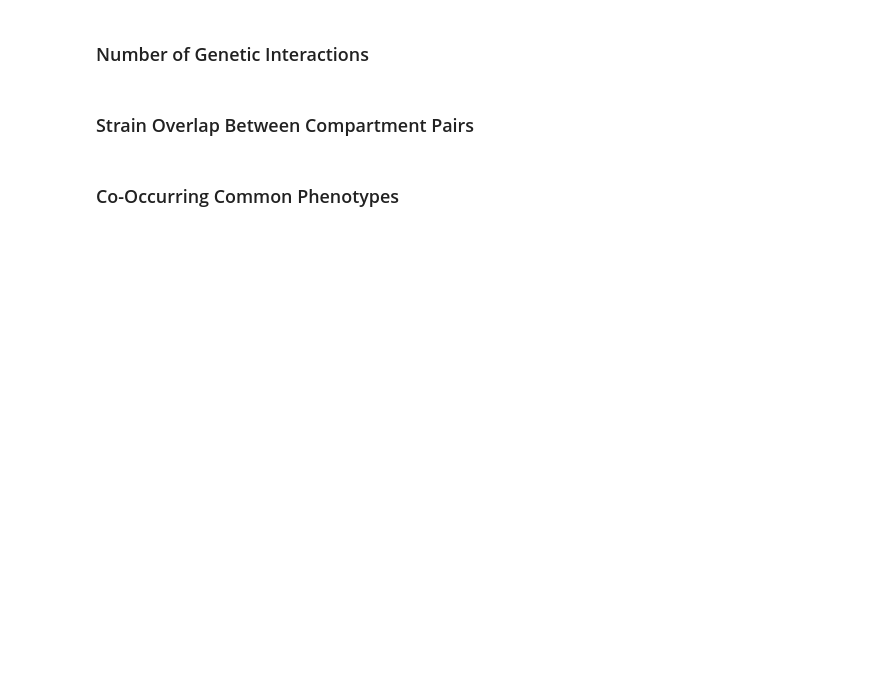
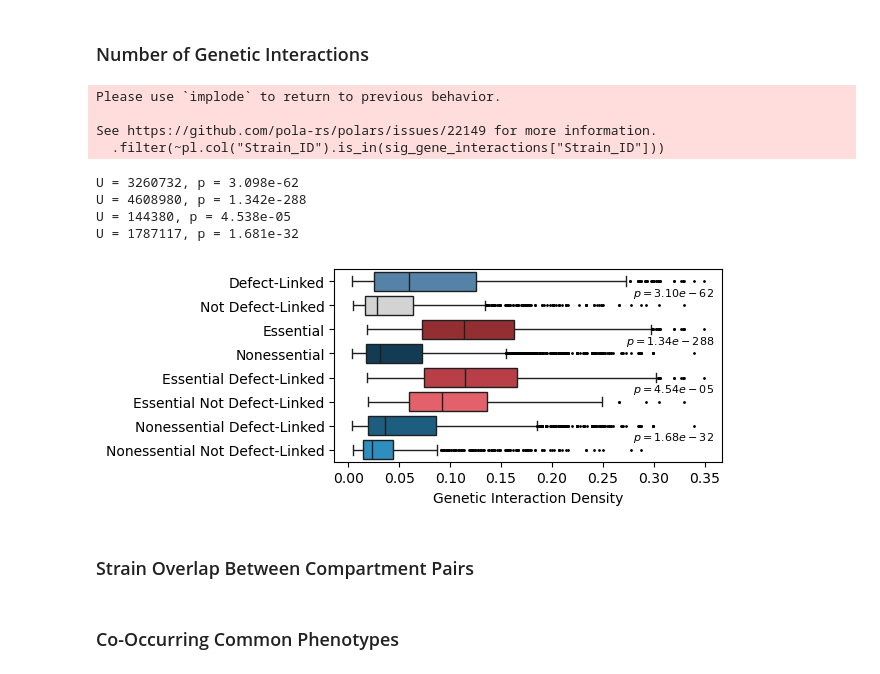
Before and after one commit to arsam-dj/MarkerProject, a Jupyter notebook: 12_make_plots_with_phenotype_data.ipynb, the cells around one changed output. Drawn from its saved outputs; the diff is of its cells as text; code cells hidden in the pictures; blank space fills up the shorter version.

```diff
--- a/12_make_plots_with_phenotype_data.ipynb
+++ b/12_make_plots_with_phenotype_data.ipynb
@@ -1508,3 +1526,5 @@ plt.close()
+# %%
+sheet_data = 'SheetE'
 # %%
 ## Subplot layout
 n = len(markers)
@@ -1662,7 +1698,7 @@ plt.show()
 ### Number of Genetic Interactions
 # %%
 # Get interactions
-interactions = pl.read_csv("/home/alex/alex_files/markerproject_redux/misc_files/genetic_interaction_pairs.csv")
+interactions = pl.read_excel("/home/alex/alex_files/markerproject_redux/misc_files/genetic_interaction_densities.xlsx", sheet_name="Sheet1")
 
 # sig genes only
 sig_gene_interactions = (
@@ -1679,7 +1715,7 @@ sig_gene_interactions = (
                 ).alias("Essentiality")
             )
     .join(interactions, on=["ORF", "Strain"], how="left")
-    .select(["ORF", "Strain_ID", "Essentiality", "Total_Interactions"])
+    .select(["ORF", "Strain_ID", "Essentiality", "Total_Density"])
     .unique()
 )
 
@@ -1698,7 +1734,7 @@ all_gene_interactions = (
                 ).alias("Essentiality")
             )
     .join(interactions, on=["ORF", "Strain"], how="left")
-    .select(["ORF", "Strain_ID", "Essentiality", "Total_Interactions"])
+    .select(["ORF", "Strain_ID", "Essentiality", "Total_Density"])
     .unique()
 )
 
@@ -1759,14 +1795,14 @@ final_dataset = (
         nonessential_genes_linked_to_defects, nonessential_genes_not_linked_to_defects
         ],
         how="vertical")
-    .filter(~pl.col("Total_Interactions").is_null())
+    .filter(~pl.col("Total_Density").is_null())
     )
 
 # Do Mann-Whitney U Tests for each group pair
 defect_linked = (
     final_dataset
     .filter(pl.col("Group") == "Defect-Linked")
-    .get_column("Total_Interactions")
+    .get_column("Total_Density")
     .drop_nulls()
     .to_numpy()
 )
@@ -1774,7 +1810,7 @@ defect_linked = (
 not_defect_linked = (
     final_dataset
     .filter(pl.col("Group") == "Not Defect-Linked")
-    .get_column("Total_Interactions")
+    .get_column("Total_Density")
     .drop_nulls()
     .to_numpy()
 )
@@ -1791,7 +1827,7 @@ print(f"U = {u_g1:.0f}, p = {p_g1:.3e}")
 essential_genes = (
     final_dataset
     .filter(pl.col("Group") == "Essential")
-    .get_column("Total_Interactions")
+    .get_column("Total_Density")
     .drop_nulls()
     .to_numpy()
 )
@@ -1799,7 +1835,7 @@ essential_genes = (
 nonessential_genes = (
     final_dataset
     .filter(pl.col("Group") == "Nonessential")
-    .get_column("Total_Interactions")
+    .get_column("Total_Density")
     .drop_nulls()
     .to_numpy()
 )
@@ -1816,7 +1852,7 @@ print(f"U = {u_g2:.0f}, p = {p_g2:.3e}")
 essential_defect_linked = (
     final_dataset
     .filter(pl.col("Group") == "Essential Defect-Linked")
-    .get_column("Total_Interactions")
+    .get_column("Total_Density")
     .drop_nulls()
     .to_numpy()
 )
@@ -1824,7 +1860,7 @@ essential_defect_linked = (
 essential_not_defect_linked = (
     final_dataset
     .filter(pl.col("Group") == "Essential Not Defect-Linked")
-    .get_column("Total_Interactions")
+    .get_column("Total_Density")
     .drop_nulls()
     .to_numpy()
 )
@@ -1841,7 +1877,7 @@ print(f"U = {u_g3:.0f}, p = {p_g3:.3e}")
 nonessential_defect_linked = (
     final_dataset
     .filter(pl.col("Group") == "Nonessential Defect-Linked")
-    .get_column("Total_Interactions")
+    .get_column("Total_Density")
     .drop_nulls()
     .to_numpy()
 )
@@ -1849,7 +1885,7 @@ nonessential_defect_linked = (
 nonessential_not_defect_linked = (
     final_dataset
     .filter(pl.col("Group") == "Nonessential Not Defect-Linked")
-    .get_column("Total_Interactions")
+    .get_column("Total_Density")
     .drop_nulls()
     .to_numpy()
 )
@@ -1867,7 +1903,7 @@ fig, ax = plt.subplots(figsize=(5, 2.5))
 sns.boxplot(
     data=final_dataset,
     y="Group",
-    x="Total_Interactions",
+    x="Total_Density",
     hue="Group",
     legend=False,
     palette={
@@ -1896,34 +1932,44 @@ p_values = {
     "Nonessential Defect-Linked": p_g4,
 }
 
 y_positions = {
     "Defect-Linked": 0.5,
     "Essential": 2.5,
     "Essential Defect-Linked": 4.5,
     "Nonessential Defect-Linked": 6.5,
 }
 
 for group, p in p_values.items():
 
     p_text = rf"$p = {p:.2e}$"
 
     ax.text(
         0.98,
         y_positions[group],
         p_text,
         transform=ax.get_yaxis_transform(),
         ha="right",
         va="center",
         fontsize=8,
     )
 
-plt.xlabel("Number of Genetic Interactions")
+plt.xlabel("Genetic Interaction Density")
 plt.ylabel("")
 
 if save_figs:
     plt.savefig("/mnt/c/Users/peree/OneDrive/Desktop/gene_interactions.pdf", format="pdf",  bbox_inches="tight")
 plt.show()
 plt.close()
+# %% [output]
+Please use `implode` to return to previous behavior.
+
+See https://github.com/pola-rs/polars/issues/22149 for more information.
+  .filter(~pl.col("Strain_ID").is_in(sig_gene_interactions["Strain_ID"]))
+U = 3260732, p = 3.098e-62
+U = 4608980, p = 1.342e-288
+U = 144380, p = 4.538e-05
+U = 1787117, p = 1.681e-32
+[figure, added]
 # %% [markdown]
 ### Strain Overlap Between Compartment Pairs
 # %%
```
Also changed, not shown: parts of 6 cells of this notebook.
